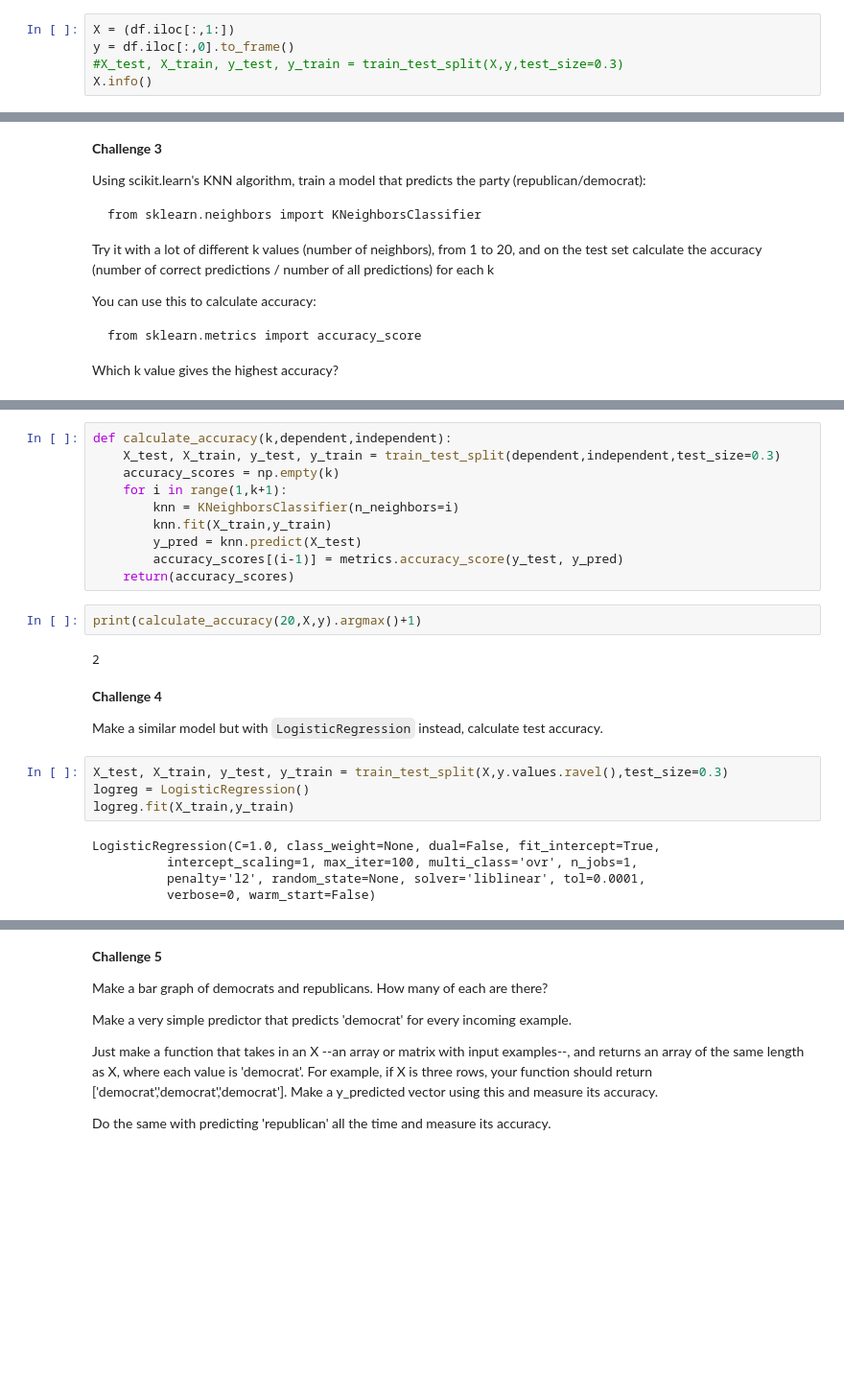
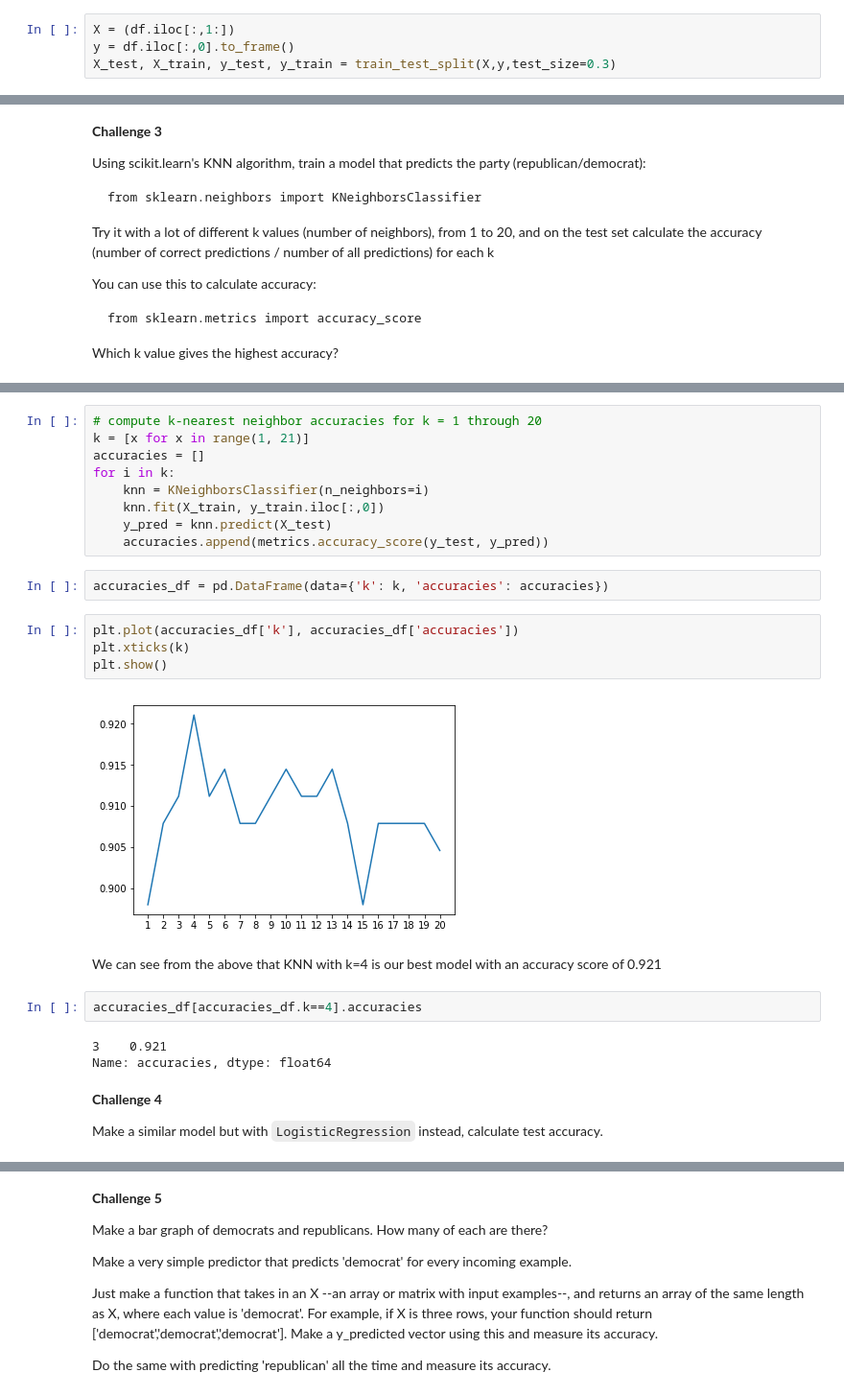
Before and after one commit to bfitzpa5/Metis_Challenges, a Jupyter notebook: 07-classification/challenge_set_7_brendan.ipynb, the cells around one changed output, grey strips where cells are left out. Shown at 96% size. Cells and saved outputs as stored; diff of their text form; blank space fills up the shorter version.

```diff
--- a/07-classification/challenge_set_7_brendan.ipynb
+++ b/07-classification/challenge_set_7_brendan.ipynb
@@ -140,5 +119,4 @@ from sklearn.cross_validation import train_test_split
 # %%
 X = (df.iloc[:,1:])
 y = df.iloc[:,0].to_frame()
-#X_test, X_train, y_test, y_train = train_test_split(X,y,test_size=0.3)
-X.info()
+X_test, X_train, y_test, y_train = train_test_split(X,y,test_size=0.3)
@@ -181,27 +161,28 @@ Which k value gives the highest accuracy?
 # %%
-def calculate_accuracy(k,dependent,independent):
-    X_test, X_train, y_test, y_train = train_test_split(dependent,independent,test_size=0.3)
-    accuracy_scores = np.empty(k)
-    for i in range(1,k+1):
-        knn = KNeighborsClassifier(n_neighbors=i)
-        knn.fit(X_train,y_train)
-        y_pred = knn.predict(X_test)
-        accuracy_scores[(i-1)] = metrics.accuracy_score(y_test, y_pred)
-    return(accuracy_scores)
+# compute k-nearest neighbor accuracies for k = 1 through 20
+k = [x for x in range(1, 21)]
+accuracies = []
+for i in k:
+    knn = KNeighborsClassifier(n_neighbors=i)
+    knn.fit(X_train, y_train.iloc[:,0])
+    y_pred = knn.predict(X_test)
+    accuracies.append(metrics.accuracy_score(y_test, y_pred))
-# %%
-print(calculate_accuracy(20,X,y).argmax()+1)
-# %% [output]
-2
+# %%
+accuracies_df = pd.DataFrame(data={'k': k, 'accuracies': accuracies})
+# %%
+plt.plot(accuracies_df['k'], accuracies_df['accuracies'])
+plt.xticks(k)
+plt.show()
+# %% [output]
+[figure, added]
+# %% [markdown]
+We can see from the above that KNN with k=4 is our best model with an accuracy score of 0.921
+# %%
+accuracies_df[accuracies_df.k==4].accuracies
+# %% [output]
+3    0.921
+Name: accuracies, dtype: float64
 # %% [markdown]
 **Challenge 4**
 
 Make a similar model but with `LogisticRegression` instead, calculate test accuracy.
-# %%
-X_test, X_train, y_test, y_train = train_test_split(X,y.values.ravel(),test_size=0.3)
-logreg = LogisticRegression()
-logreg.fit(X_train,y_train)
-# %% [output]
-LogisticRegression(C=1.0, class_weight=None, dual=False, fit_intercept=True,
-          intercept_scaling=1, max_iter=100, multi_class='ovr', n_jobs=1,
-          penalty='l2', random_state=None, solver='liblinear', tol=0.0001,
-          verbose=0, warm_start=False)
```
Also changed, not shown: parts of 14 cells of this notebook.
